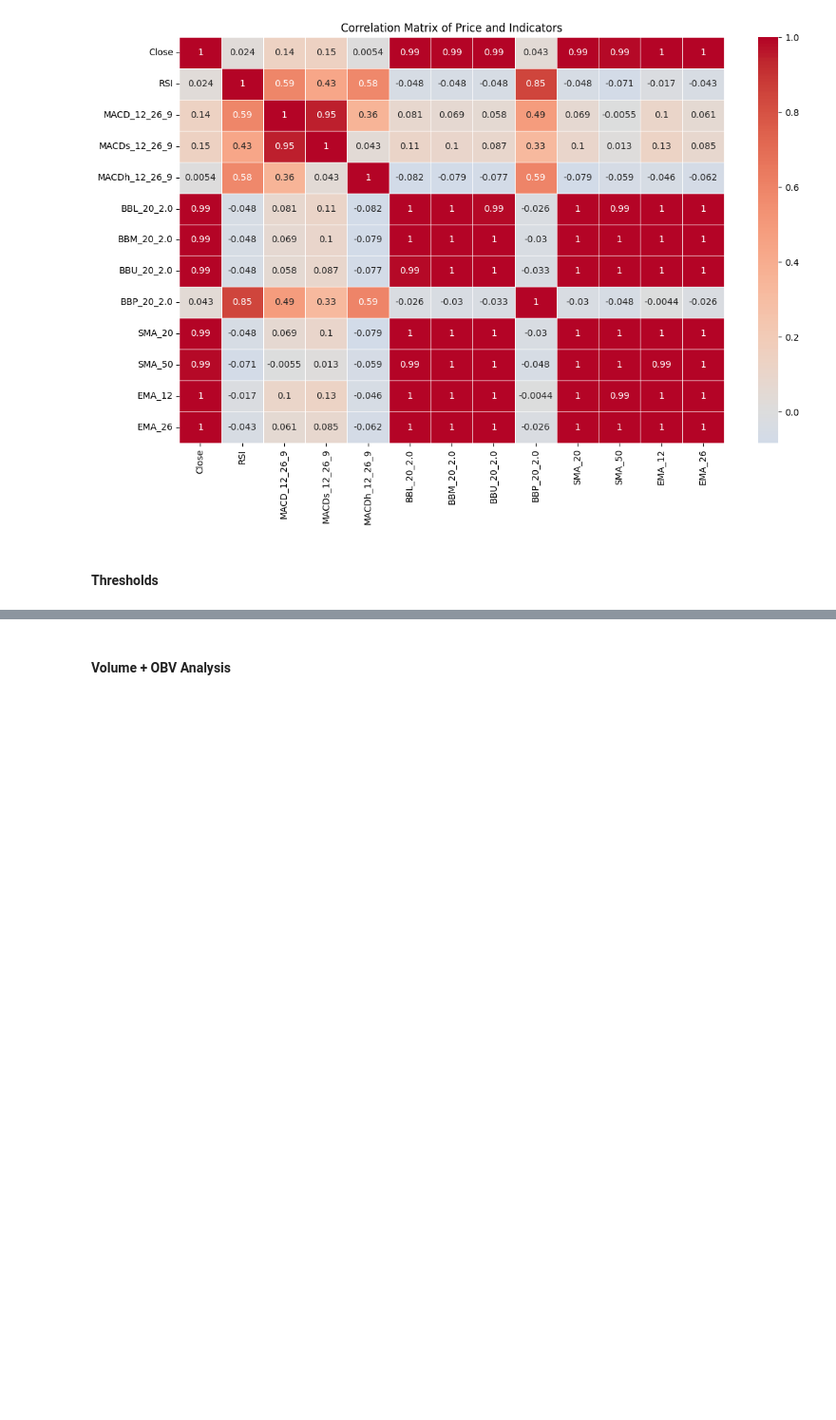
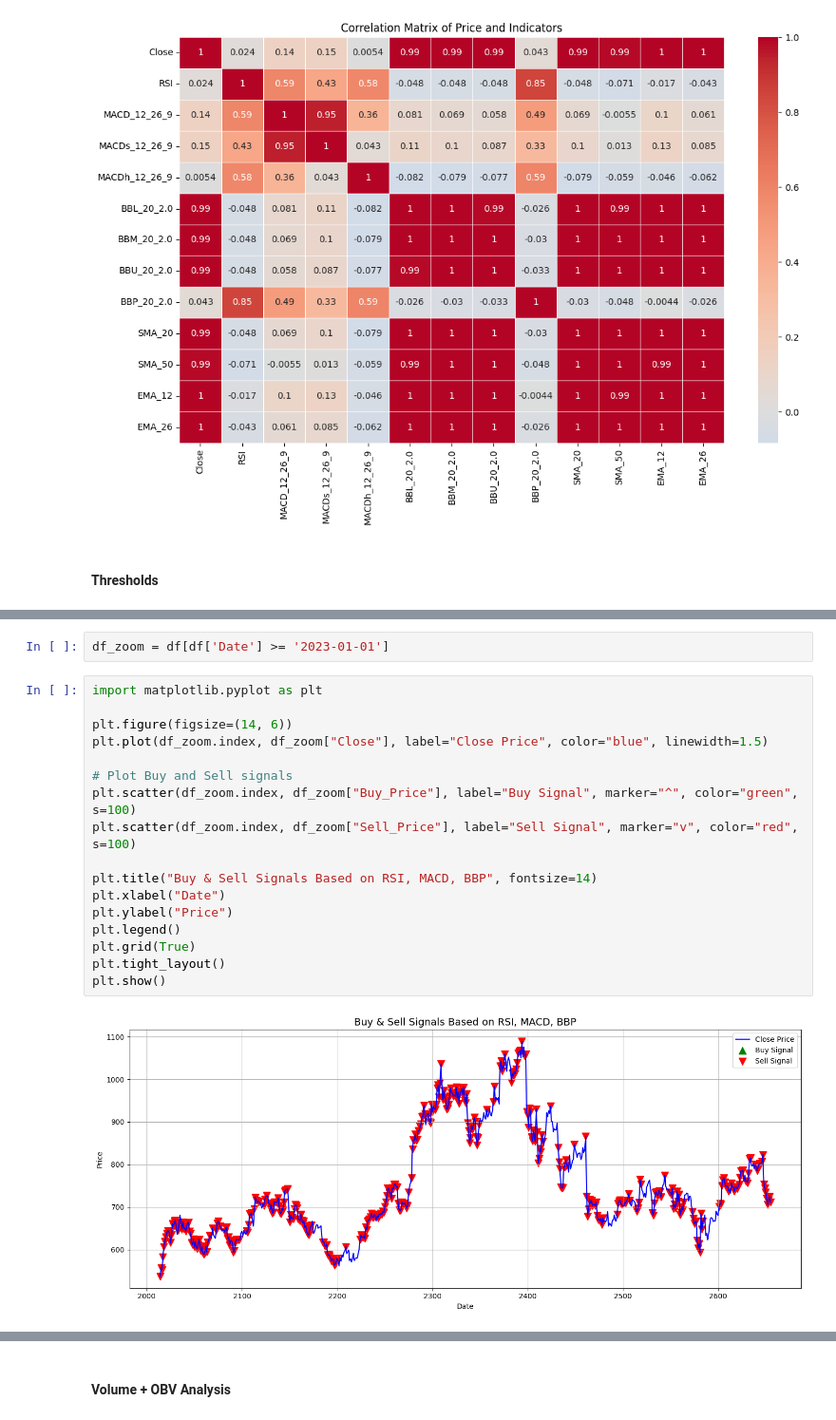
Before and after one commit to ancybjohn02/BizForecast, a Jupyter notebook: notebooks/EDA.ipynb, the cells around one changed output, grey strips where cells are left out. Shown at 95% size. Saved outputs shown, nothing was run; the diff lists cells and outputs as text; blank space fills up the shorter version.

```diff
--- a/notebooks/EDA.ipynb
+++ b/notebooks/EDA.ipynb
@@ -250,0 +285,21 @@ plt.show()
+# %%
+df_zoom = df[df['Date'] >= '2023-01-01']
+# %%
+import matplotlib.pyplot as plt
+
+plt.figure(figsize=(14, 6))
+plt.plot(df_zoom.index, df_zoom["Close"], label="Close Price", color="blue", linewidth=1.5)
+
+# Plot Buy and Sell signals
+plt.scatter(df_zoom.index, df_zoom["Buy_Price"], label="Buy Signal", marker="^", color="green", s=100)
+plt.scatter(df_zoom.index, df_zoom["Sell_Price"], label="Sell Signal", marker="v", color="red", s=100)
+
+plt.title("Buy & Sell Signals Based on RSI, MACD, BBP", fontsize=14)
+plt.xlabel("Date")
+plt.ylabel("Price")
+plt.legend()
+plt.grid(True)
+plt.tight_layout()
+plt.show()
+# %% [output]
+[figure, added]
```
Also changed, not shown: parts of 14 cells of this notebook, 15 other files.
